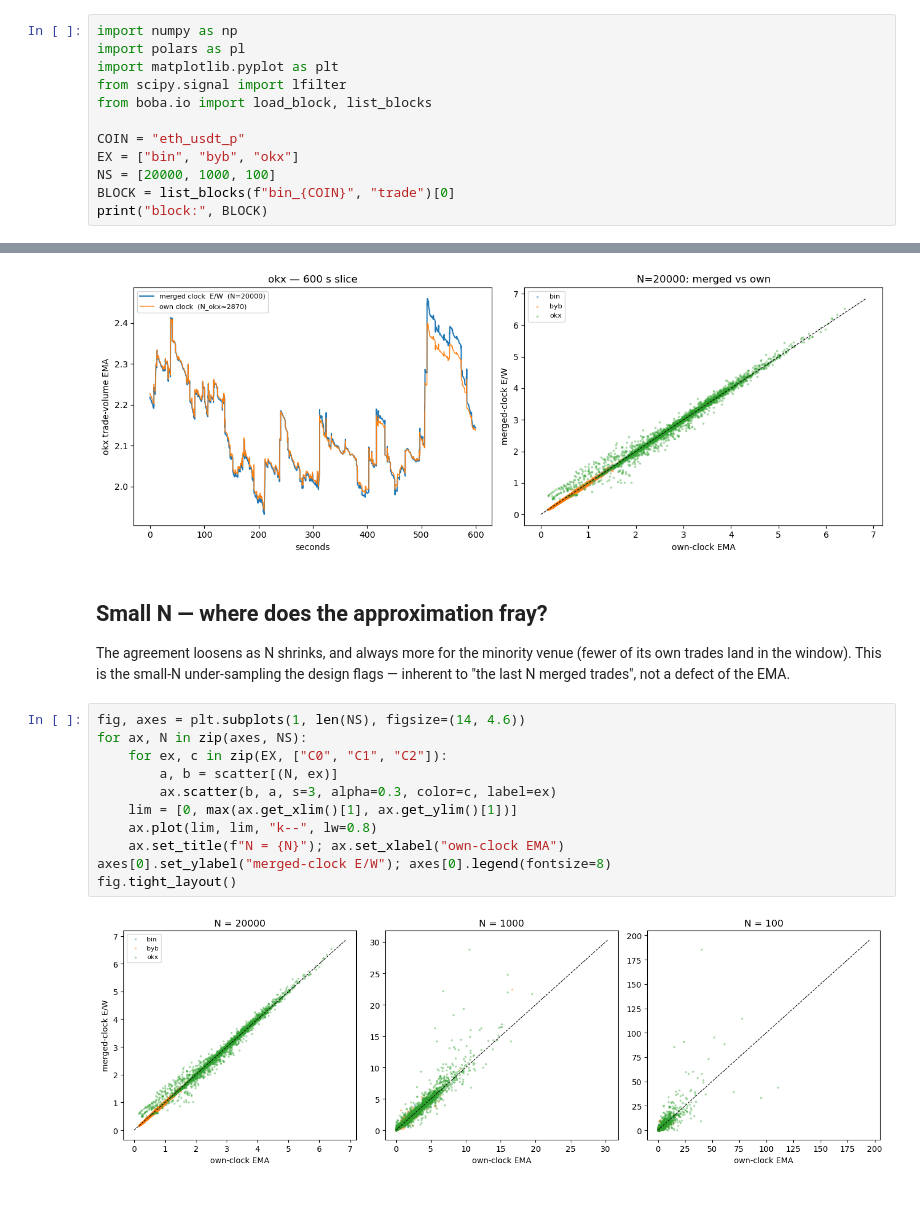
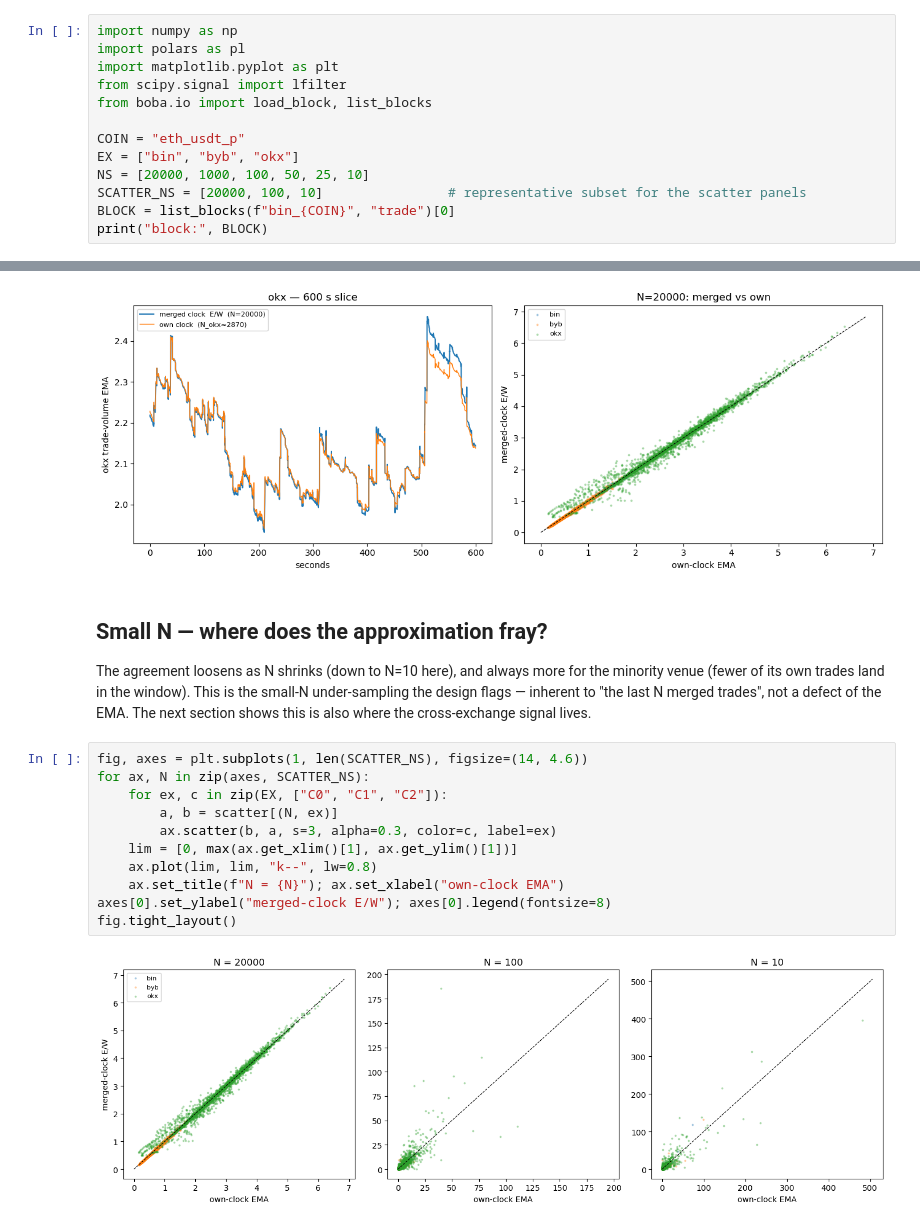
Before and after one commit to leithboyd/boba, a Jupyter notebook: notebooks/03_ema_clock_validation.ipynb, the cells around one changed output, grey strips where cells are left out. Cells and saved outputs as stored; diff of their text form; blank space fills up the shorter version.

```diff
--- a/notebooks/03_ema_clock_validation.ipynb
+++ b/notebooks/03_ema_clock_validation.ipynb
@@ -31,7 +31,8 @@ from boba.io import load_block, list_blocks
 
 COIN = "eth_usdt_p"
 EX = ["bin", "byb", "okx"]
-NS = [20000, 1000, 100]
+NS = [20000, 1000, 100, 50, 25, 10]
+SCATTER_NS = [20000, 100, 10]                # representative subset for the scatter panels
 BLOCK = list_blocks(f"bin_{COIN}", "trade")[0]
 print("block:", BLOCK)
 # %% [output]
@@ -177,22 +185,24 @@ axR.legend(fontsize=8); fig.tight_layout()
 # %% [markdown]
 ## Small N — where does the approximation fray?
 
-The agreement loosens as N shrinks, and always more for the minority venue (fewer
-of its own trades land in the window). This is the small-N under-sampling the
-design flags — inherent to "the last N merged trades", not a defect of the EMA.
+The agreement loosens as N shrinks (down to N=10 here), and always more for the
+minority venue (fewer of its own trades land in the window). This is the small-N
+under-sampling the design flags — inherent to "the last N merged trades", not a
+defect of the EMA. The next section shows this is also where the cross-exchange
+signal lives.
 # %%
-fig, axes = plt.subplots(1, len(NS), figsize=(14, 4.6))
-for ax, N in zip(axes, NS):
+fig, axes = plt.subplots(1, len(SCATTER_NS), figsize=(14, 4.6))
+for ax, N in zip(axes, SCATTER_NS):
     for ex, c in zip(EX, ["C0", "C1", "C2"]):
         a, b = scatter[(N, ex)]
         ax.scatter(b, a, s=3, alpha=0.3, color=c, label=ex)
     lim = [0, max(ax.get_xlim()[1], ax.get_ylim()[1])]
     ax.plot(lim, lim, "k--", lw=0.8)
     ax.set_title(f"N = {N}"); ax.set_xlabel("own-clock EMA")
 axes[0].set_ylabel("merged-clock E/W"); axes[0].legend(fontsize=8)
 fig.tight_layout()
 # %% [output]
-[figure, old version]
+[figure, new version]
 # %%
 # agreement (median |rel diff|) vs N, per exchange
 fig, ax = plt.subplots(figsize=(7.5, 4.6))
```
Also changed, not shown: parts of 7 cells of this notebook, 2 other files.
